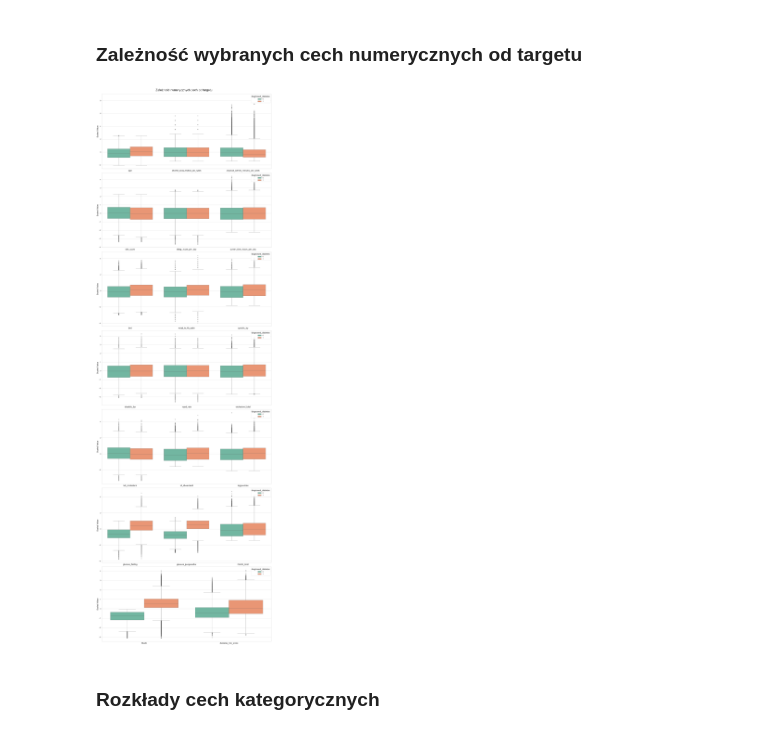
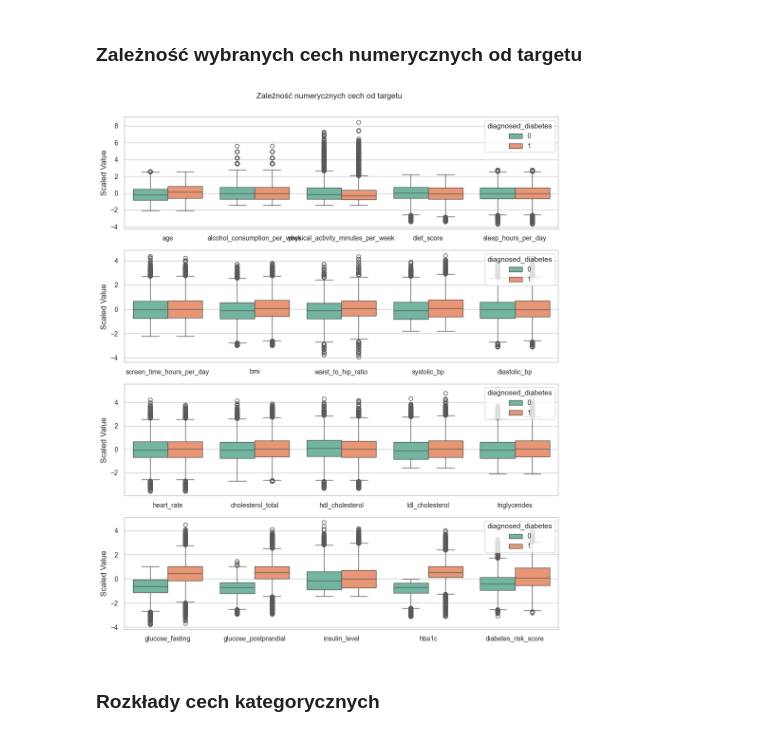
Before and after one commit to VladRost/suml_15_grupa5, a Jupyter notebook: 01_eda.ipynb, the cells around one changed output. Cells and saved outputs as stored; diff of their text form; code cells hidden in the pictures.

```diff
--- a/01_eda.ipynb
+++ b/01_eda.ipynb
@@ -181,40 +181,40 @@ plot_numeric_distributions(df, num_cols, 6, 4, "Histogramy cech numerycznych")
 # %%
 def plot_boxplots_by_target(df, cols, nrows, ncols, target):
     exclude = ["family_history_diabetes", "hypertension_history", "cardiovascular_history", target]
 
     box_cols = [col for col in cols if col not in exclude]
 
     scaler = StandardScaler()
     scaled_array = scaler.fit_transform(df[box_cols])
     df_scaled = df.copy()
     df_scaled[box_cols] = scaled_array
 
     grouped_cols = [box_cols[i:i + ncols] for i in range(0, len(box_cols), ncols)]
-    fig, axes = plt.subplots(nrows, 1, figsize=(8 * ncols, 11 * nrows))
+    fig, axes = plt.subplots(nrows, 1, figsize=(2 * ncols, 3 * nrows))
 
     if nrows == 1:
         axes = [axes]
 
     for i, group in enumerate(grouped_cols):
         if i >= nrows:
             break
 
         df_melted = df_scaled.melt(id_vars=target, value_vars=group, var_name='Feature', value_name='Value')
         sns.boxplot(x='Feature', y='Value', hue=target, data=df_melted, ax=axes[i], palette="Set2")
 
-        axes[i].tick_params(axis='x', labelsize=20, rotation=0)
-        axes[i].tick_params(axis='y', labelsize=15, rotation=0)
+        axes[i].tick_params(axis='x', labelsize=10, rotation=0)
+        axes[i].tick_params(axis='y', labelsize=10, rotation=0)
         axes[i].set_xlabel("")
-        axes[i].set_ylabel("Scaled Value", fontsize=20)
-        axes[i].legend(title=target, loc='upper right', fontsize=16, title_fontsize=20)
+        axes[i].set_ylabel("Scaled Value", fontsize=12)
+        axes[i].legend(title=target, loc='upper right', fontsize=10, title_fontsize=11)
 
-    fig.suptitle("Zależność numerycznych cech od targetu", fontsize=30)
+    fig.suptitle("Zależność numerycznych cech od targetu", fontsize=12)
     plt.tight_layout(rect=[0, 0, 1, 0.98])
     plt.show()
 
-plot_boxplots_by_target(df, num_cols, 7, 3, target)
+plot_boxplots_by_target(df, num_cols, 4, 5, target)
 # %% [output]
-[figure, old version]
+[figure, new version]
 # %% [markdown]
 ### Rozkłady cech kategorycznych
 # %%
```
Also changed, not shown: parts of 7 cells of this notebook.
